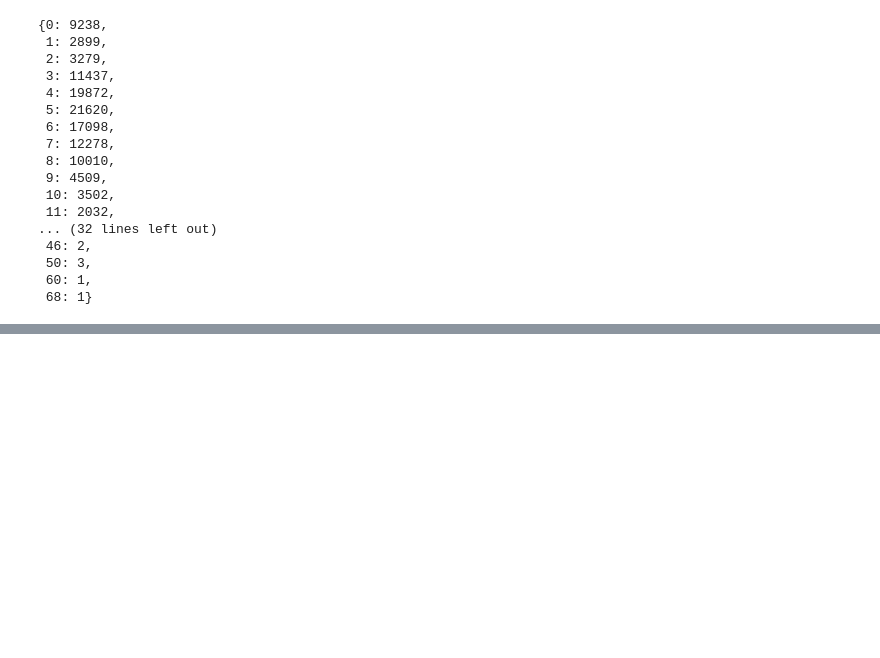
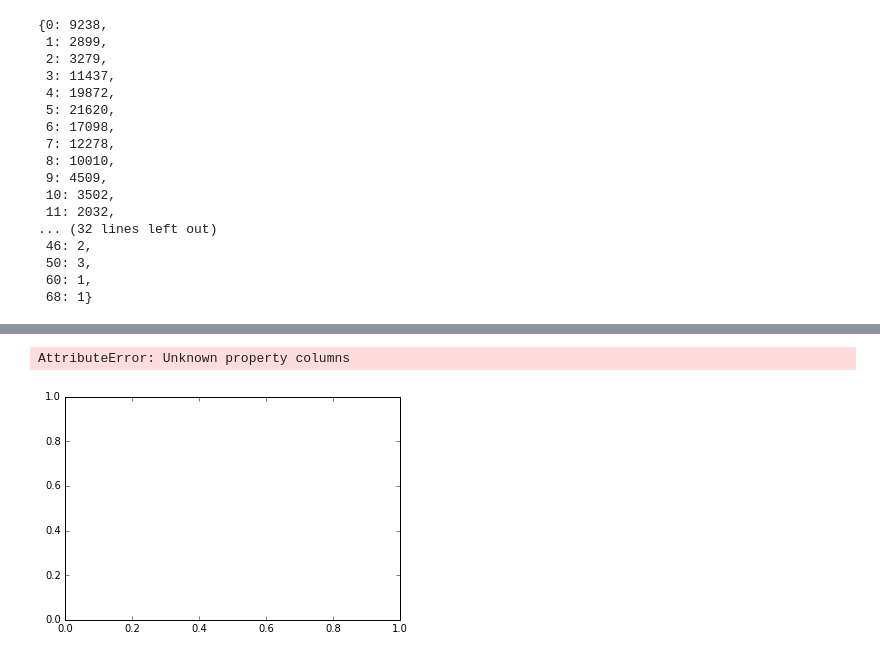
Before and after one commit to domingos86/renthop-kaggle, a Jupyter notebook: photo_analysis.ipynb, the cells around one changed output, grey strips where cells are left out. Cells and saved outputs as stored; diff of their text form; code cells hidden in the pictures; blank space fills up the shorter version.

```diff
--- a/photo_analysis.ipynb
+++ b/photo_analysis.ipynb
@@ -485,0 +534,6 @@ photos_count_dict
+# %%
+train = pd.read_json('data/train.json')
+# %%
+train = train[['listing_id', 'interest_level']]
+# %%
+images_train = images_df.merge(train, how = 'inner', on = 'listing_id')
@@ -485,0 +554,3 @@ photos_count_dict
+# %%
+images_train_log_sharpness = images_train[['sharpness', 'interest_level']]
+images_train_log_sharpness['sharpness'] = images_train_log_sharpness['sharpness'].apply(lambda x: np.log(x+1))
@@ -485,0 +577,5 @@ photos_count_dict
+# %%
+images_train_log_sharpness.plot.kde(columns = ['sharpness'], c = 'interest_level')
+# %% [output]
+AttributeError: Unknown property columns
+[figure, added]
```
Also changed, not shown: parts of 19 cells of this notebook, 2 other files.
